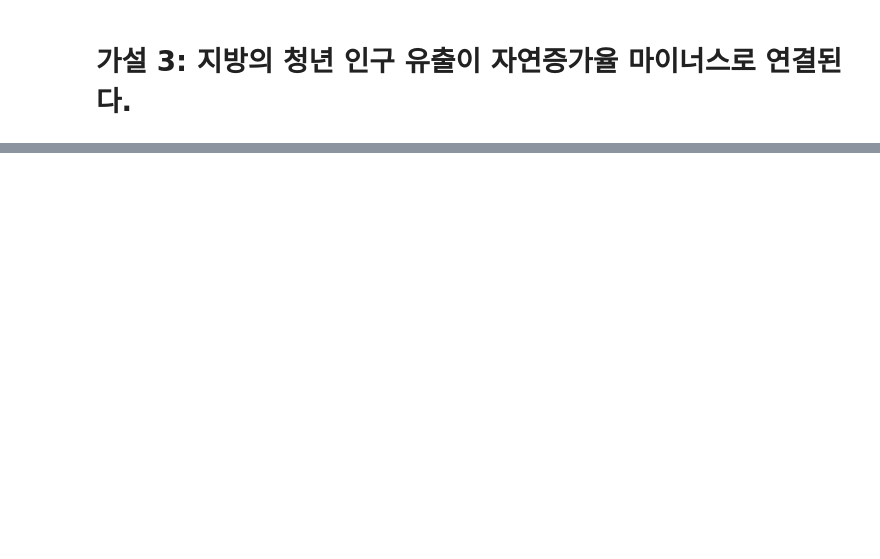
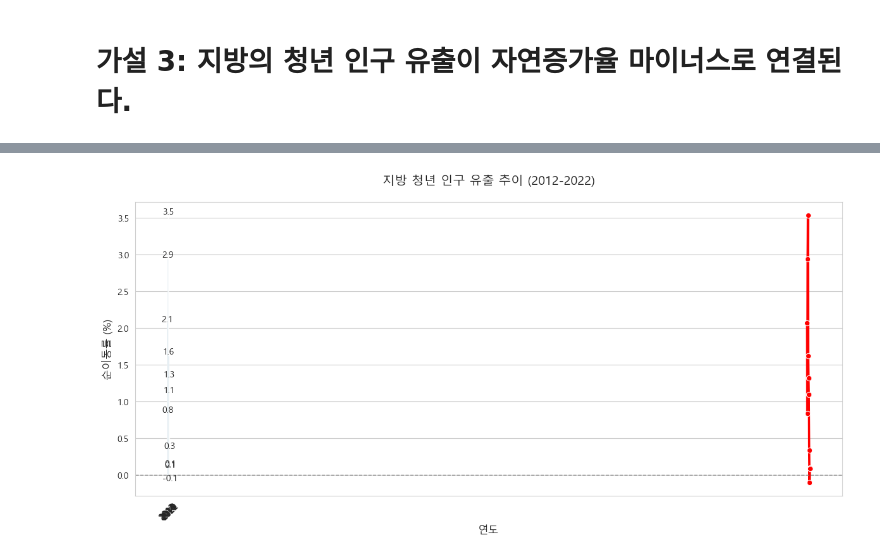
Before and after one commit to Phoenix-EDA-Team/EDA-Demographic, a Jupyter notebook: 가설3지방의 청년 인구 유출.ipynb, the cells around one changed output, grey strips where cells are left out. Cells and saved outputs as stored; diff of their text form; code cells hidden in the pictures; blank space fills up the shorter version.

```diff
--- a/가설3지방의 청년 인구 유출.ipynb
+++ b/가설3지방의 청년 인구 유출.ipynb
@@ -144,0 +155,55 @@ ValueError: Could not interpret value `Year` for `x`. An entry with this name do
+# %%
+# 1. 데이터 필터링
+df_local_youth = df_move[
+    (df_move['Is_Capital'] == False) &
+    (df_move['AgeGroup'] == '청년')
+].copy()
+
+# 2. 연도별 순이동률 평균 계산
+yearly_migration = df_local_youth.groupby('Year')['순이동률'].mean().reset_index()
+
+# 3. 그래프 설정
+plt.figure(figsize=(12, 6))
+sns.set_style("whitegrid")
+plt.rc('font', family='Malgun Gothic')  # 한글 폰트 설정
+plt.rcParams['axes.unicode_minus'] = False  # 마이너스 기호 깨짐 방지
+
+# 4. 바 플롯 + 라인 플롯
+ax = sns.barplot(
+    data=yearly_migration,
+    x='Year',
+    y='순이동률',
+    color='#1f77b4',
+    alpha=0.7
+)
+
+# 5. 추세선 추가
+sns.lineplot(
+    data=yearly_migration,
+    x='Year',
+    y='순이동률',
+    color='red',
+    marker='o',
+    linewidth=2.5,
+    ax=ax
+)
+
+# 6. 그래프 꾸미기
+plt.title('지방 청년 인구 유출 추이 (2012-2022)', fontsize=14, pad=20)
+plt.xlabel('연도', fontsize=12)
+plt.ylabel('순이동률 (%)', fontsize=12)
+plt.axhline(0, color='gray', linestyle='--', linewidth=1)  # 기준선
+plt.xticks(rotation=45)
+
+# 7. 데이터 레이블 추가
+for p in ax.patches:
+    height = p.get_height()
+    ax.text(p.get_x() + p.get_width()/2.,
+            height + 0.02,
+            f'{height:.1f}',
+            ha="center")
+
+plt.tight_layout()
+plt.show()
+# %% [output]
+[figure, added]
```
Also changed, not shown: parts of 18 cells of this notebook, 11 other files.
